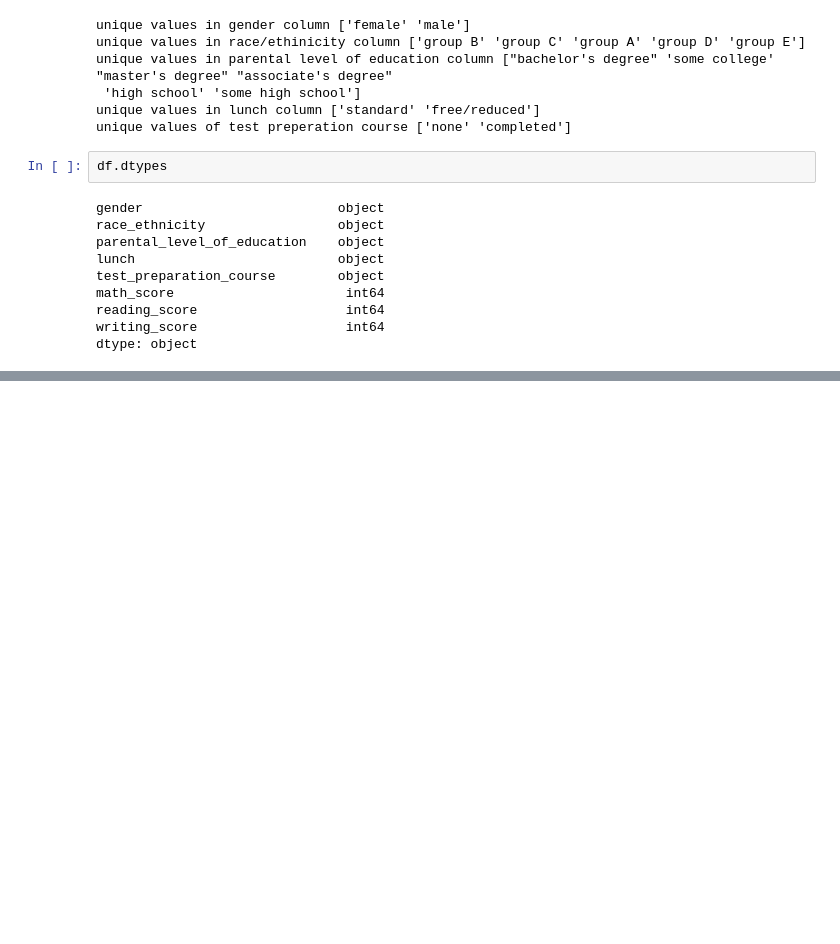
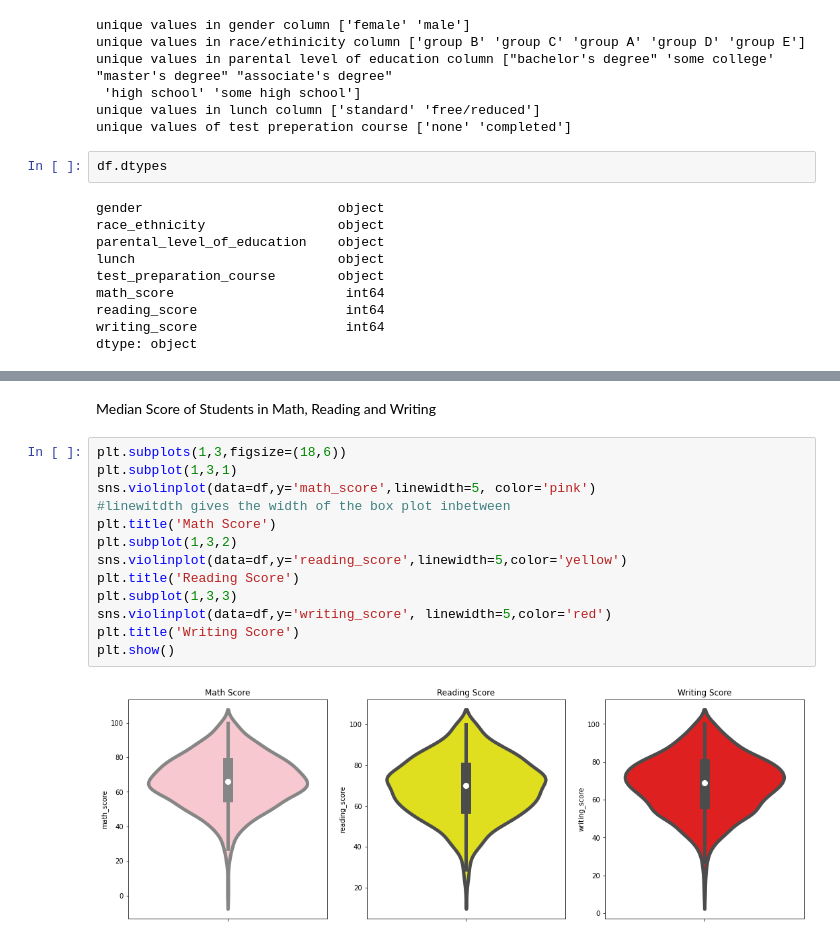
Before and after one commit to Shankari-Mohanakrishnan/Data-science, a Jupyter notebook: data/EDA students performance.ipynb, the cells around one changed output, grey strips where cells are left out. Drawn from its saved outputs; the diff is of its cells as text; blank space fills up the shorter version.

Commit message:
more plots

```diff
--- a/data/EDA students performance.ipynb
+++ b/data/EDA students performance.ipynb
@@ -285,0 +286,17 @@ plt.show()
+# %% [markdown]
+Median Score of Students in Math, Reading and Writing
+# %%
+plt.subplots(1,3,figsize=(18,6))
+plt.subplot(1,3,1)
+sns.violinplot(data=df,y='math_score',linewidth=5, color='pink')
+#linewitdth gives the width of the box plot inbetween
+plt.title('Math Score')
+plt.subplot(1,3,2)
+sns.violinplot(data=df,y='reading_score',linewidth=5,color='yellow')
+plt.title('Reading Score')
+plt.subplot(1,3,3)
+sns.violinplot(data=df,y='writing_score', linewidth=5,color='red')
+plt.title('Writing Score')
+plt.show()
+# %% [output]
+[figure, added]
```
Also changed, not shown: parts of 45 cells of this notebook.
